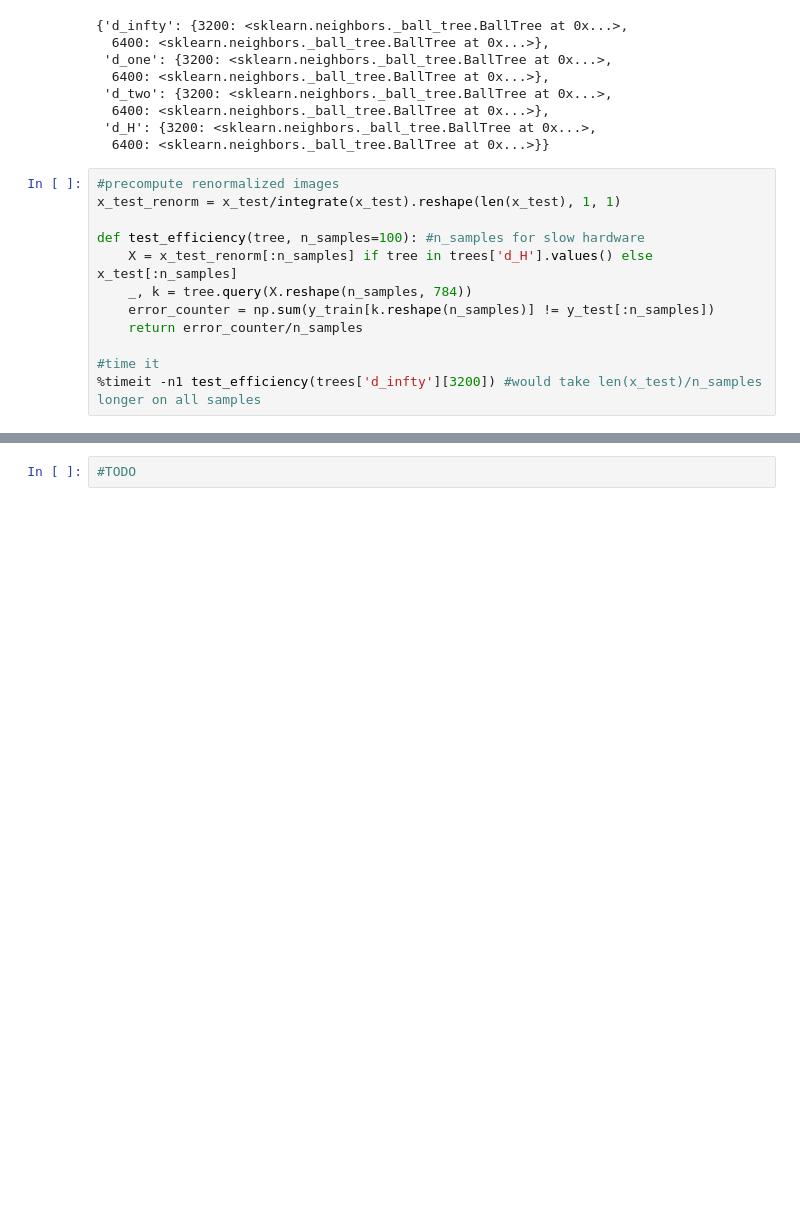
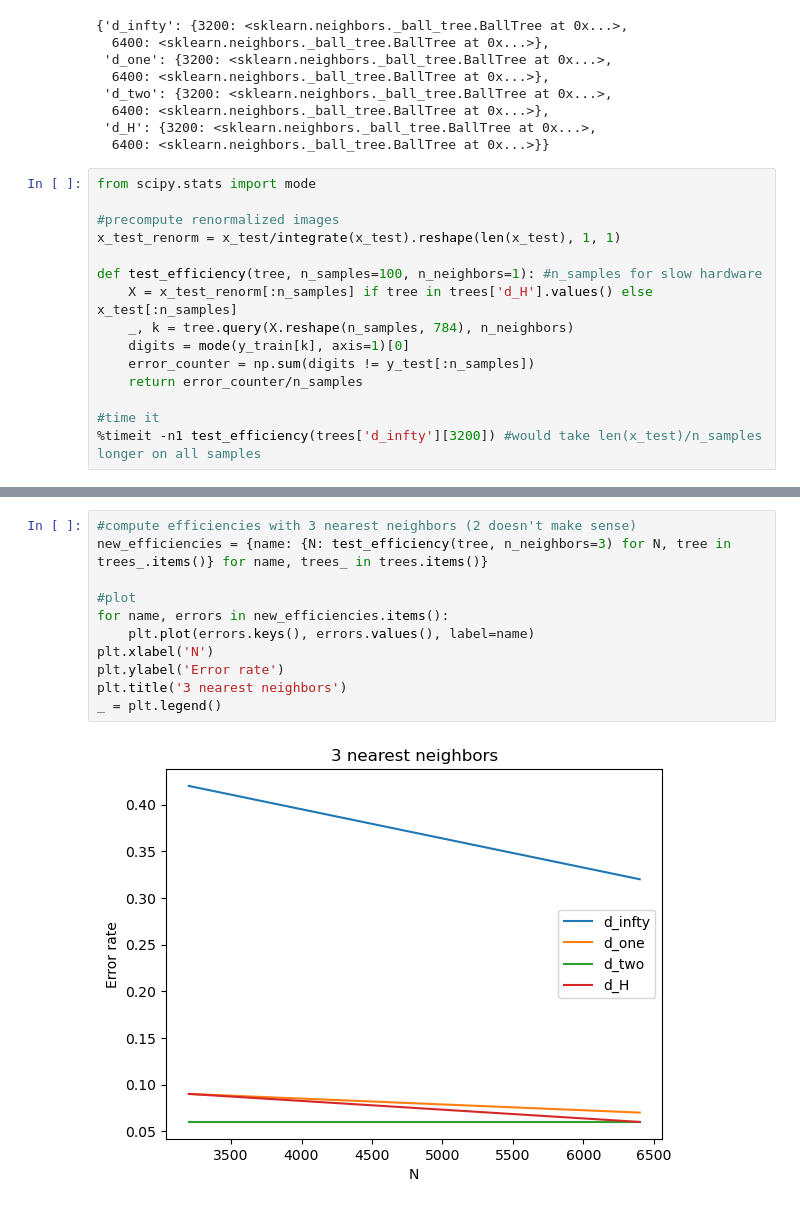
Before and after one commit to octodoge/dssc-num, a Jupyter notebook: final_project.ipynb, the cells around one changed output, grey strips where cells are left out. Cells and saved outputs as stored; diff of their text form; blank space fills up the shorter version.

```diff
--- a/final_project.ipynb
+++ b/final_project.ipynb
@@ -276,13 +276,16 @@ trees
  'd_H': {3200: <sklearn.neighbors._ball_tree.BallTree at 0x...>,
   6400: <sklearn.neighbors._ball_tree.BallTree at 0x...>}}
 # %%
+from scipy.stats import mode
+
 #precompute renormalized images
 x_test_renorm = x_test/integrate(x_test).reshape(len(x_test), 1, 1)
 
-def test_efficiency(tree, n_samples=100): #n_samples for slow hardware
+def test_efficiency(tree, n_samples=100, n_neighbors=1): #n_samples for slow hardware
     X = x_test_renorm[:n_samples] if tree in trees['d_H'].values() else x_test[:n_samples]
-    _, k = tree.query(X.reshape(n_samples, 784))
-    error_counter = np.sum(y_train[k.reshape(n_samples)] != y_test[:n_samples])
+    _, k = tree.query(X.reshape(n_samples, 784), n_neighbors)
+    digits = mode(y_train[k], axis=1)[0]
+    error_counter = np.sum(digits != y_test[:n_samples])
     return error_counter/n_samples
 
 #time it
@@ -301,5 +305,16 @@ plt.ylabel('Error rate')
 _ = plt.legend()
 # %% [output]
 [figure]
-# %%
-#TODO
+# %%
+#compute efficiencies with 3 nearest neighbors (2 doesn't make sense)
+new_efficiencies = {name: {N: test_efficiency(tree, n_neighbors=3) for N, tree in trees_.items()} for name, trees_ in trees.items()}
+
+#plot
+for name, errors in new_efficiencies.items():
+    plt.plot(errors.keys(), errors.values(), label=name)
+plt.xlabel('N')
+plt.ylabel('Error rate')
+plt.title('3 nearest neighbors')
+_ = plt.legend()
+# %% [output]
+[figure, added]
```
Also changed, not shown: parts of 3 cells of this notebook.
